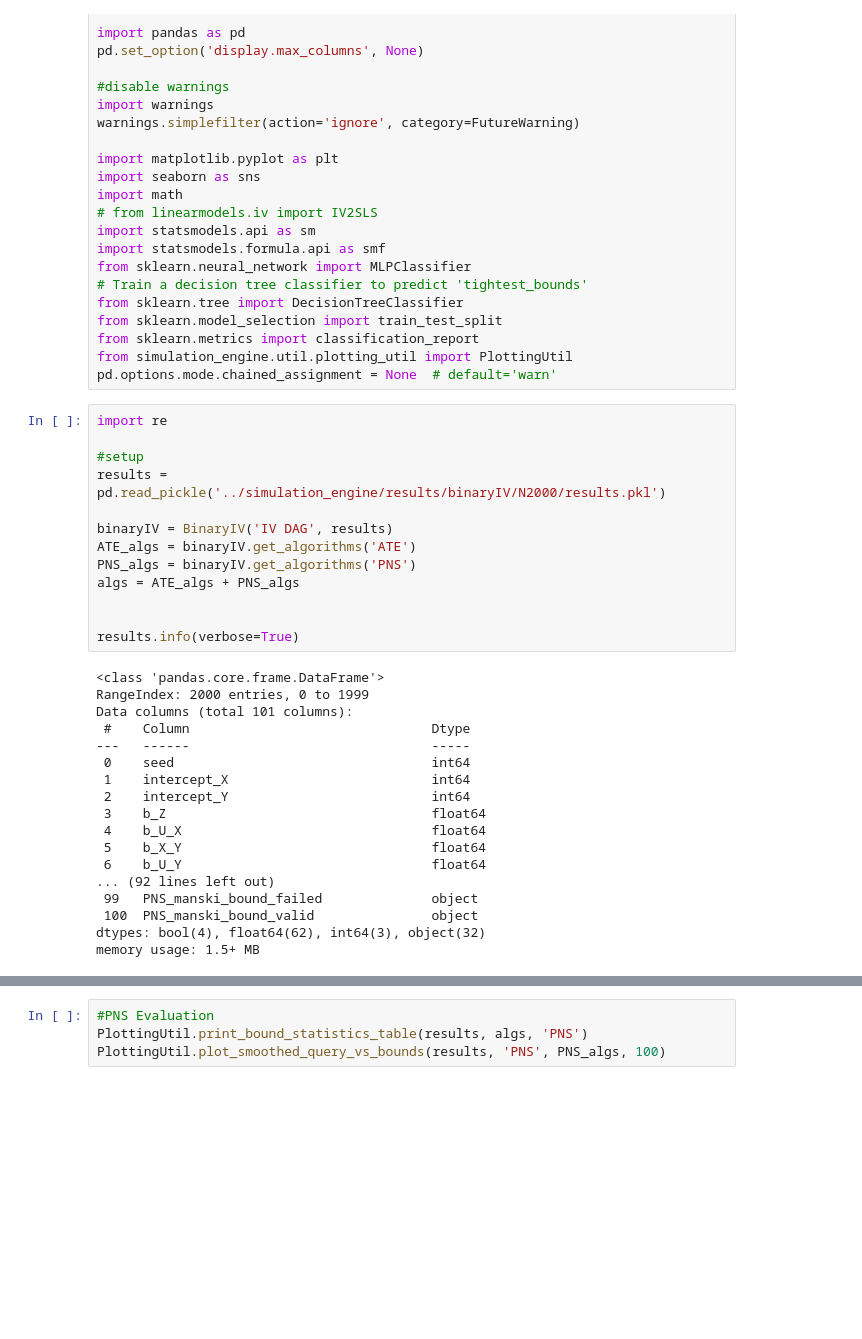
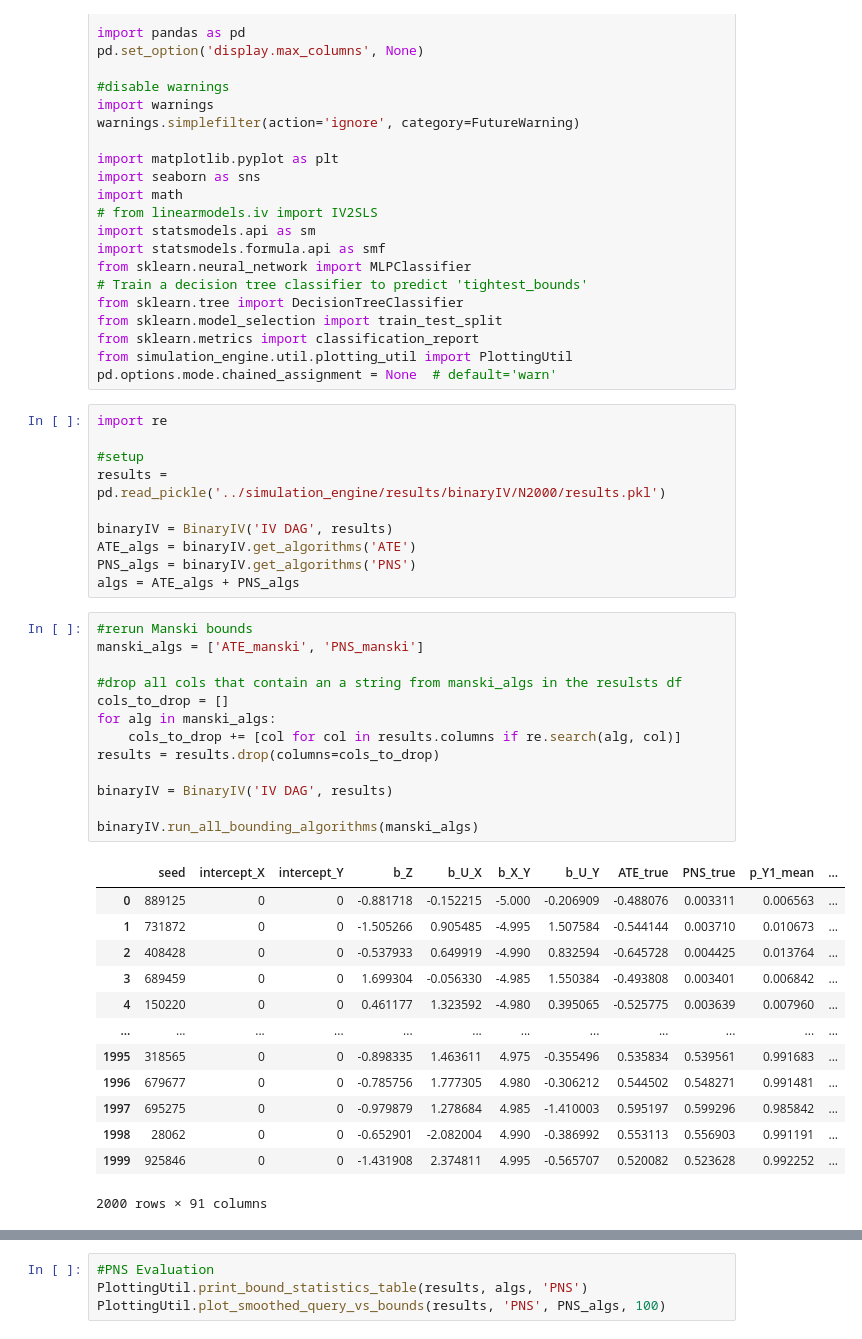
Before and after one commit to tmaringgele/causal-bounds, a Jupyter notebook: binaryIV/binaryIV_classification.ipynb, the cells around one changed output, grey strips where cells are left out. Cells and saved outputs as stored; diff of their text form; blank space fills up the shorter version.

```diff
--- a/binaryIV/binaryIV_classification.ipynb
+++ b/binaryIV/binaryIV_classification.ipynb
@@ -41,27 +41,33 @@ binaryIV = BinaryIV('IV DAG', results)
 ATE_algs = binaryIV.get_algorithms('ATE')
 PNS_algs = binaryIV.get_algorithms('PNS')
 algs = ATE_algs + PNS_algs
-
-
-results.info(verbose=True)
-# %% [output]
-<class 'pandas.core.frame.DataFrame'>
-RangeIndex: 2000 entries, 0 to 1999
-Data columns (total 101 columns):
- #    Column                               Dtype
----   ------                               -----
- 0    seed                                 int64
- 1    intercept_X                          int64
- 2    intercept_Y                          int64
- 3    b_Z                                  float64
- 4    b_U_X                                float64
- 5    b_X_Y                                float64
- 6    b_U_Y                                float64
-... (92 lines left out)
- 99   PNS_manski_bound_failed              object
- 100  PNS_manski_bound_valid               object
-dtypes: bool(4), float64(62), int64(3), object(32)
-memory usage: 1.5+ MB
+# %%
+#rerun Manski bounds
+manski_algs = ['ATE_manski', 'PNS_manski']
+
+#drop all cols that contain an a string from manski_algs in the resulsts df
+cols_to_drop = []
+for alg in manski_algs:
+    cols_to_drop += [col for col in results.columns if re.search(alg, col)]
+results = results.drop(columns=cols_to_drop)
+
+binaryIV = BinaryIV('IV DAG', results)
+
+binaryIV.run_all_bounding_algorithms(manski_algs)
+# %% [output]
+|  | seed | intercept_X | intercept_Y | b_Z | b_U_X | b_X_Y | b_U_Y | ATE_true | PNS_true | p_Y1_mean | ... |
+| 0 | 889125 | 0 | 0 | -0.881718 | -0.152215 | -5.000 | -0.206909 | -0.488076 | 0.003311 | 0.006563 | ... |
+| 1 | 731872 | 0 | 0 | -1.505266 | 0.905485 | -4.995 | 1.507584 | -0.544144 | 0.003710 | 0.010673 | ... |
+| 2 | 408428 | 0 | 0 | -0.537933 | 0.649919 | -4.990 | 0.832594 | -0.645728 | 0.004425 | 0.013764 | ... |
+| 3 | 689459 | 0 | 0 | 1.699304 | -0.056330 | -4.985 | 1.550384 | -0.493808 | 0.003401 | 0.006842 | ... |
+| 4 | 150220 | 0 | 0 | 0.461177 | 1.323592 | -4.980 | 0.395065 | -0.525775 | 0.003639 | 0.007960 | ... |
+| ... | ... | ... | ... | ... | ... | ... | ... | ... | ... | ... | ... |
+| 1995 | 318565 | 0 | 0 | -0.898335 | 1.463611 | 4.975 | -0.355496 | 0.535834 | 0.539561 | 0.991683 | ... |
+| 1996 | 679677 | 0 | 0 | -0.785756 | 1.777305 | 4.980 | -0.306212 | 0.544502 | 0.548271 | 0.991481 | ... |
+| 1997 | 695275 | 0 | 0 | -0.979879 | 1.278684 | 4.985 | -1.410003 | 0.595197 | 0.599296 | 0.985842 | ... |
+| 1998 | 28062 | 0 | 0 | -0.652901 | -2.082004 | 4.990 | -0.386992 | 0.553113 | 0.556903 | 0.991191 | ... |
+| 1999 | 925846 | 0 | 0 | -1.431908 | 2.374811 | 4.995 | -0.565707 | 0.520082 | 0.523628 | 0.992252 | ... |
+2000 rows × 91 columns
 # %%
 #ATE Evaluation
 PlottingUtil.print_bound_statistics_table(results, algs, 'ATE')
```
Also changed, not shown: parts of 2 cells of this notebook, 3 other files.
